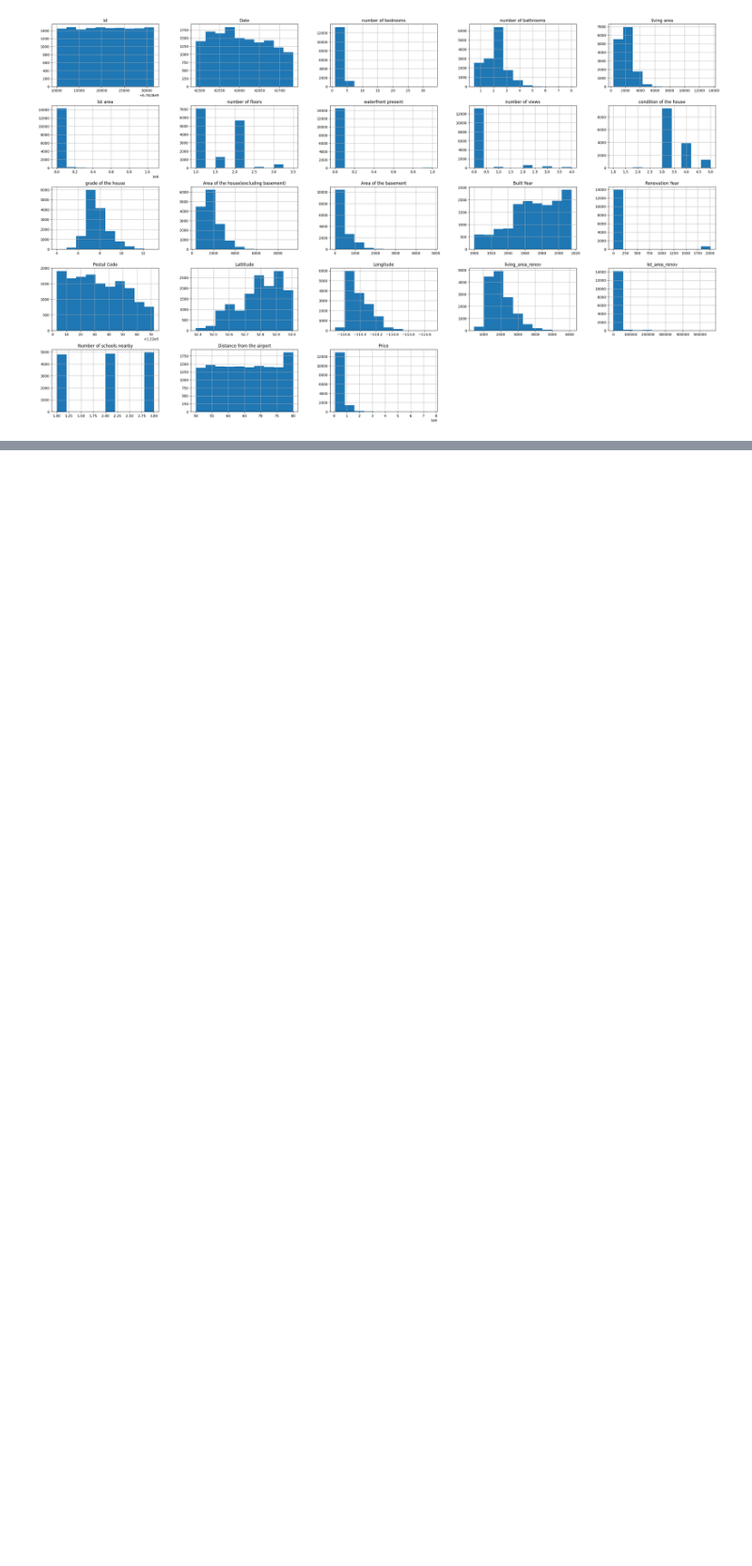
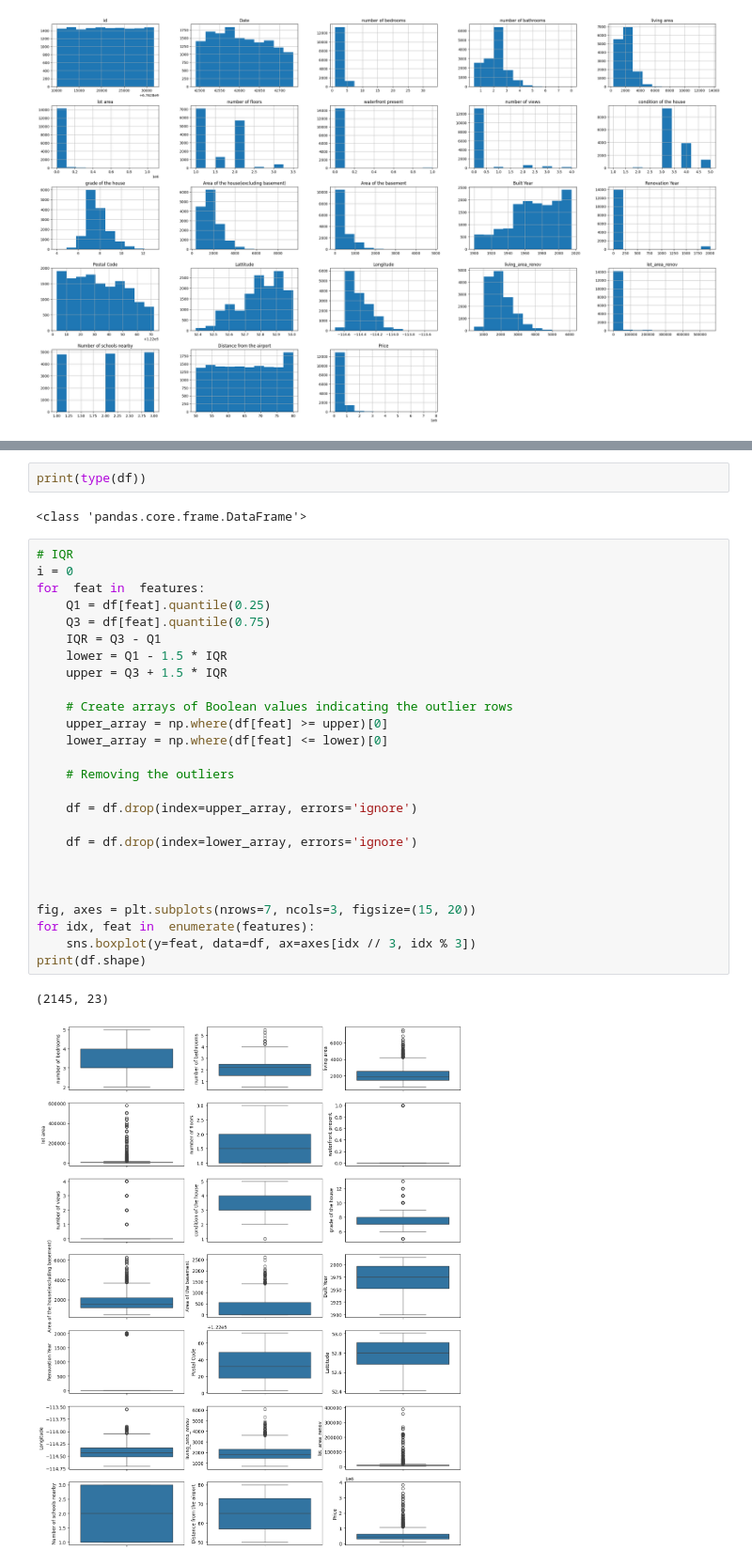
Before and after one commit to lklmkv/tvp1t, a Jupyter notebook: Outliers.ipynb, the cells around one changed output, grey strips where cells are left out. Shown at 94% size. Saved outputs shown, nothing was run; the diff lists cells and outputs as text; blank space fills up the shorter version.

```diff
--- a/Outliers.ipynb
+++ b/Outliers.ipynb
@@ -68,0 +71,33 @@ for idx, feat in  enumerate(features):
+# %%
+print(type(df))
+# %% [output]
+<class 'pandas.core.frame.DataFrame'>
+# %%
+# IQR
+i = 0
+for  feat in  features:
+    Q1 = df[feat].quantile(0.25)
+    Q3 = df[feat].quantile(0.75)
+    IQR = Q3 - Q1
+    lower = Q1 - 1.5 * IQR
+    upper = Q3 + 1.5 * IQR
+
+    # Create arrays of Boolean values indicating the outlier rows
+    upper_array = np.where(df[feat] >= upper)[0]
+    lower_array = np.where(df[feat] <= lower)[0]
+
+    # Removing the outliers
+
+    df = df.drop(index=upper_array, errors='ignore')
+
+    df = df.drop(index=lower_array, errors='ignore')
+
+
+
+fig, axes = plt.subplots(nrows=7, ncols=3, figsize=(15, 20))
+for idx, feat in  enumerate(features):
+    sns.boxplot(y=feat, data=df, ax=axes[idx // 3, idx % 3])
+print(df.shape)
+# %% [output]
+(2145, 23)
+[figure, added]
```
Also changed, not shown: parts of 10 cells of this notebook.
